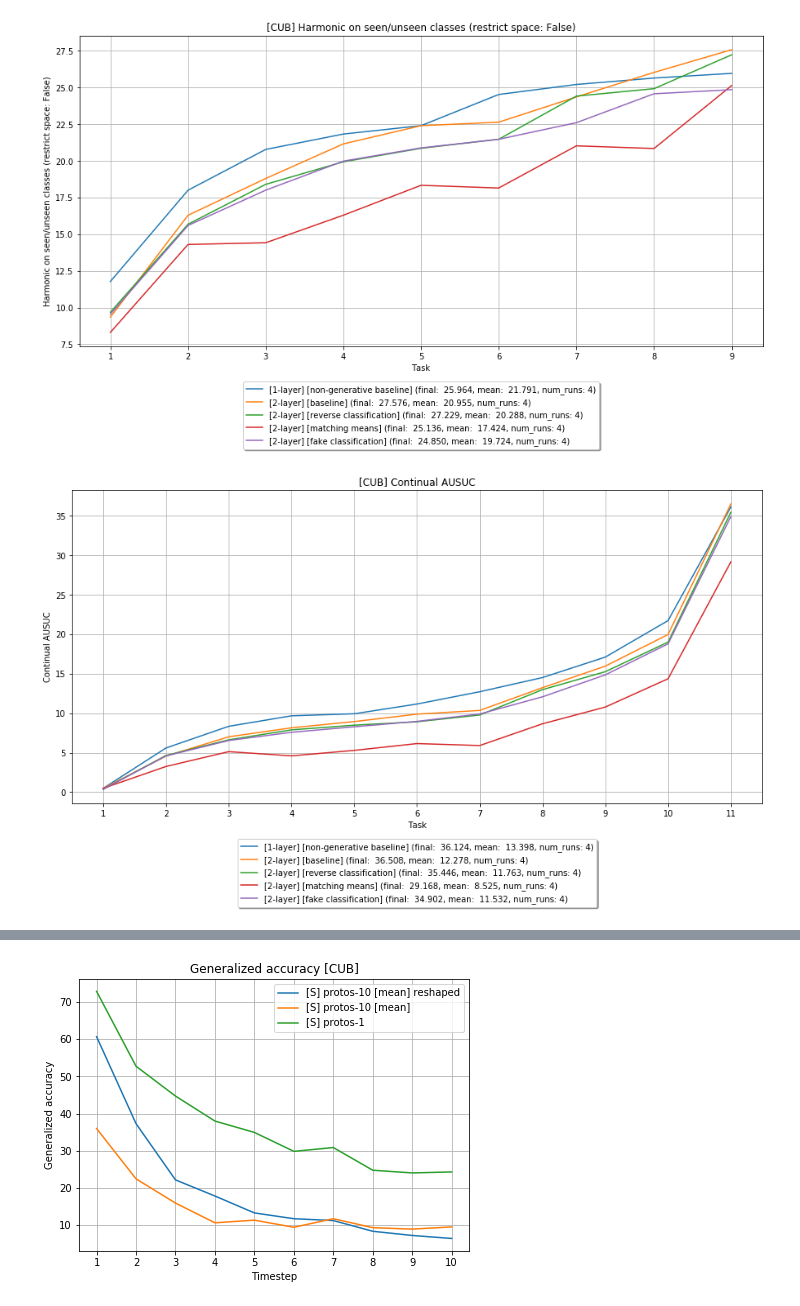
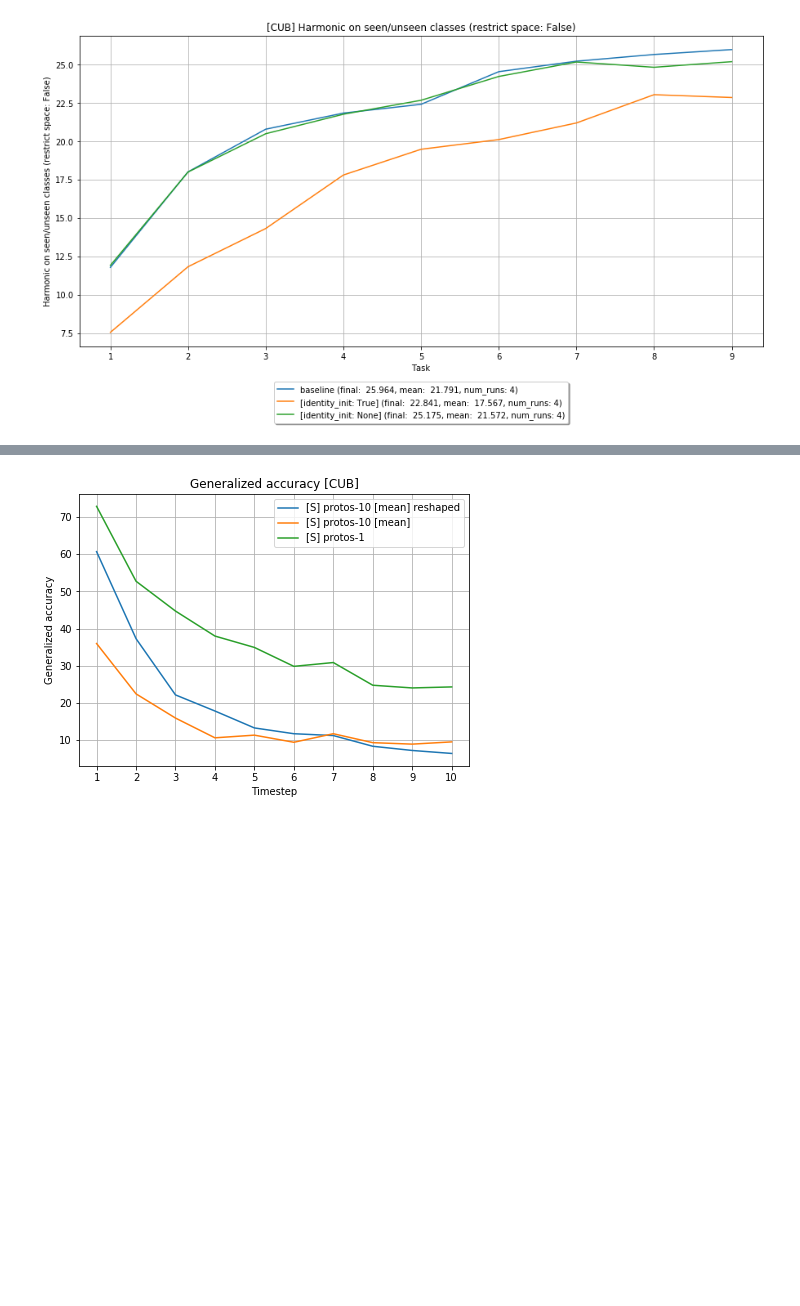
Before and after one commit to universome/class-norm, a Jupyter notebook: notebooks/visualization.ipynb, the cells around one changed output, grey strips where cells are left out. Saved outputs shown, nothing was run; the diff lists cells and outputs as text; code cells hidden in the pictures; blank space fills up the shorter version.

```diff
--- a/notebooks/visualization.ipynb
+++ b/notebooks/visualization.ipynb
@@ -34,14 +32,9 @@ from tqdm import tqdm
 
 def get_exp_args(config: Config):
     short_name_to_name = {
-        'lr': 'hp.optim.groups.head.lr',
-        'clip_value': 'hp.clip_grad.value',
-        'loss_coef': 'hp.generative_training.loss_coef',
-        'cov_diff_coef': 'hp.generative_training.cov_diff_coef',
-        'tanh_on_top': 'hp.# head.tanh_on_top',
-        'reverse_clf_loss_coef': 'hp.reverse_clf.loss_coef',
-        'diagonal_cov_reg_loss_coef': 'hp.diagonal_cov_reg.loss_coef',
-        #'seed': 'random_seed'
+        'identity_init': 'hp.head.common.noise.identity_init',
+        'identity_init': 'hp.normalized_attrs',
+#         'seed': 'random_seed'
     }
 
     return {short_name: config.get(name) for short_name, name in short_name_to_name.items()}
@@ -67,19 +60,20 @@ def find_exps(experiments_dir: os.PathLike) -> Dict[str, List[str]]:
     return dict(result)
 # %%
 dataset = 'CUB'
-# tasks = np.arange(1, 11)
-experiments_dir = '/ibex/scratch/skoroki/experiments/generative_training'
+# experiments_dir = '/ibex/scratch/skoroki/experiments/generative_training'
 baseline_dir = '/ibex/scratch/skoroki/experiments/baseline'
-# experiments_dir = '../experiments'
+experiments_dir = '../experiments'
 
 exps = find_exps(experiments_dir)
 exps = {m: [e for e in exps[m] if os.path.exists(f'{e}/custom_data/logits_history.npy')] for m in exps}
 exps = {m: [e for e in exps[m] if os.path.exists(f'{e}/custom_data/targets.npy')] for m in exps}
 exps = {m: [e for e in exps[m] if os.path.exists(f'{e}/custom_data/class_splits.npy')] for m in exps}
 exps = {m: exps[m] for m in exps if len(exps[m]) > 0}
-exps = {'baseline': [os.path.join(baseline_dir, e) for e in os.listdir(baseline_dir)], **exps}
+exps = {'baseline': [os.path.join(baseline_dir, e) for e in os.listdir(baseline_dir) if not e.endswith('5-00001')], **exps}
 methods = list(exps.keys())
 
+# logits_histories = {m: [np.load(f'{e}/custom_data/knn_logits_history.npy') for e in exps[m]] for m in tqdm(exps, desc='Loading logits histories')}
+# logits_histories = {m: [np.load(f'{e}/custom_data/golden_logits_history.npy') for e in exps[m]] for m in tqdm(exps, desc='Loading logits histories')}
 logits_histories = {m: [np.load(f'{e}/custom_data/logits_history.npy') for e in exps[m]] for m in tqdm(exps, desc='Loading logits histories')}
 targets = {m: [np.load(f'{e}/custom_data/targets.npy') for e in exps[m]] for m in tqdm(exps, desc='Loading targets')}
 class_splits = {m: [np.load(f'{e}/custom_data/class_splits.npy', allow_pickle=True) for e in exps[m]] for m in tqdm(exps, desc='Loading class splits')}
@@ -289,20 +242,11 @@ for group in tqdm(groups[2:]):
-# %%
-methods = {
-    'baseline': '[1-layer] [non-generative baseline]',
-    '[reverse_clf_loss_coef: 0.0] [mmd_loss_coef: 0.0] [fake_clf_loss_coef: 0.0]': '[2-layer] [baseline]',
-    '[reverse_clf_loss_coef: 1.0] [mmd_loss_coef: 0.0] [fake_clf_loss_coef: 0.0]': '[2-layer] [reverse classification]',
-    '[reverse_clf_loss_coef: 0.0] [mmd_loss_coef: 1.0] [fake_clf_loss_coef: 0.0]': '[2-layer] [matching means]',
-    '[reverse_clf_loss_coef: 0.0] [mmd_loss_coef: 0.0] [fake_clf_loss_coef: 1.0]': '[2-layer] [fake classification]',
-}
 # %%
 plot_harmonics(methods)
-plot_ausucs(methods)
-plot_joint(methods)
-plot_unseen_acc(methods)
-plot_seen_acc(methods)
-plot_forgetting(methods)
-plot_immediate_accs(methods)
-plot_immediate_accs(methods, restrict_space=False)
+# plot_ausucs(methods)
+# plot_joint(methods)
+# plot_unseen_acc(methods)
+# plot_seen_acc(methods)
+# plot_forgetting(methods)
+# plot_immediate_accs(methods)
+# plot_immediate_accs(methods, restrict_space=False)
 # %% [output]
-[figure, old version]
+[figure, new version]
-[figure, removed]
```
Also changed, not shown: parts of 3 cells of this notebook, 5 other files.
